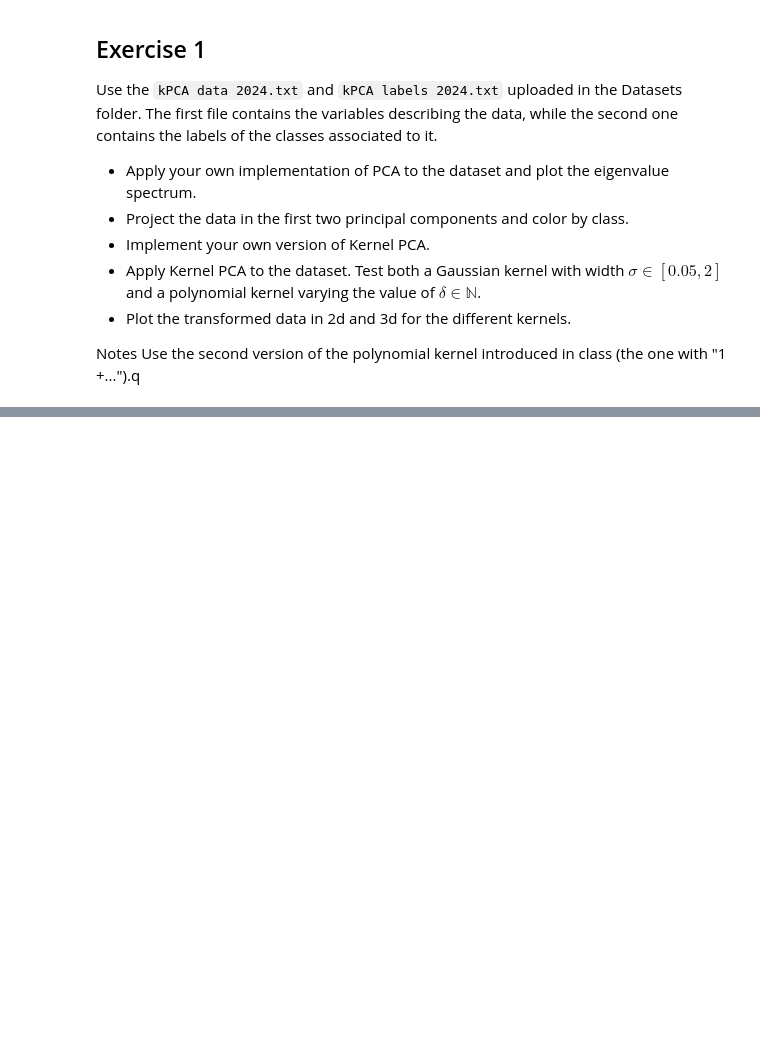
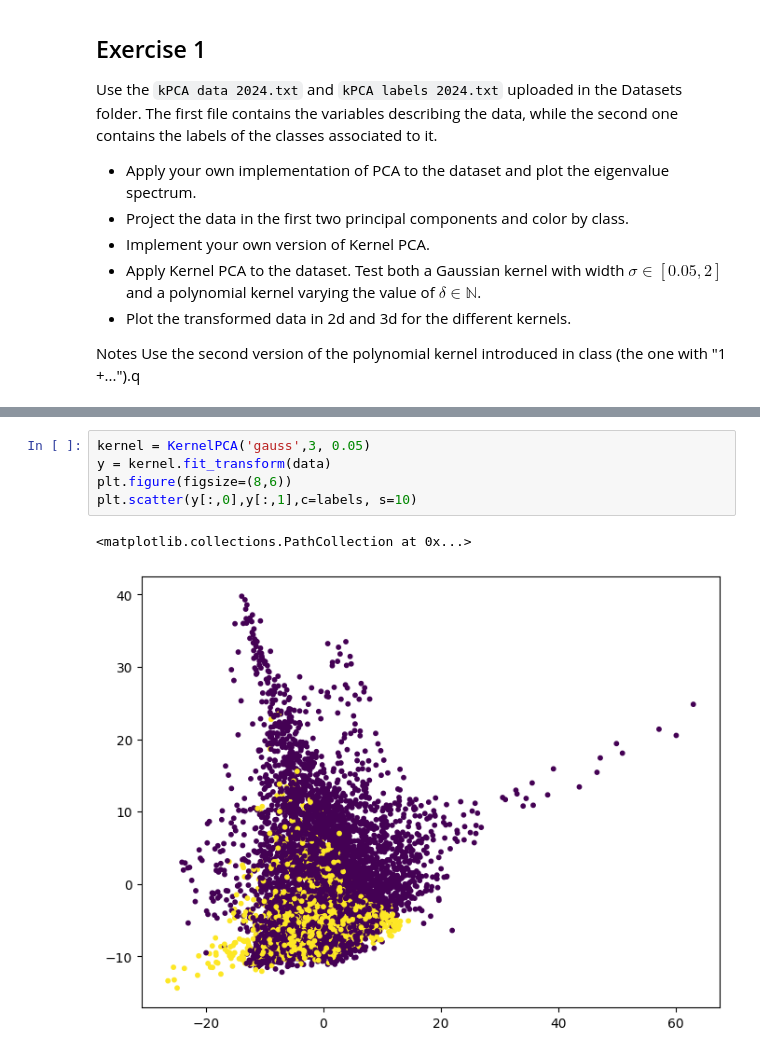
Before and after one commit to alequerenghi/unsupervised_learning, a Jupyter notebook: ex4.ipynb, the cells around one changed output, grey strips where cells are left out. Drawn from its saved outputs; the diff is of its cells as text; blank space fills up the shorter version.

```diff
--- a/ex4.ipynb
+++ b/ex4.ipynb
@@ -37,0 +45,8 @@ plt.scatter(y[:,0],y[:,1],c=labels)
+# %%
+kernel = KernelPCA('gauss',3, 0.05)
+y = kernel.fit_transform(data)
+plt.figure(figsize=(8,6))
+plt.scatter(y[:,0],y[:,1],c=labels, s=10)
+# %% [output]
+<matplotlib.collections.PathCollection at 0x...>
+[figure, added]
```
Also changed, not shown: parts of 7 cells of this notebook.
